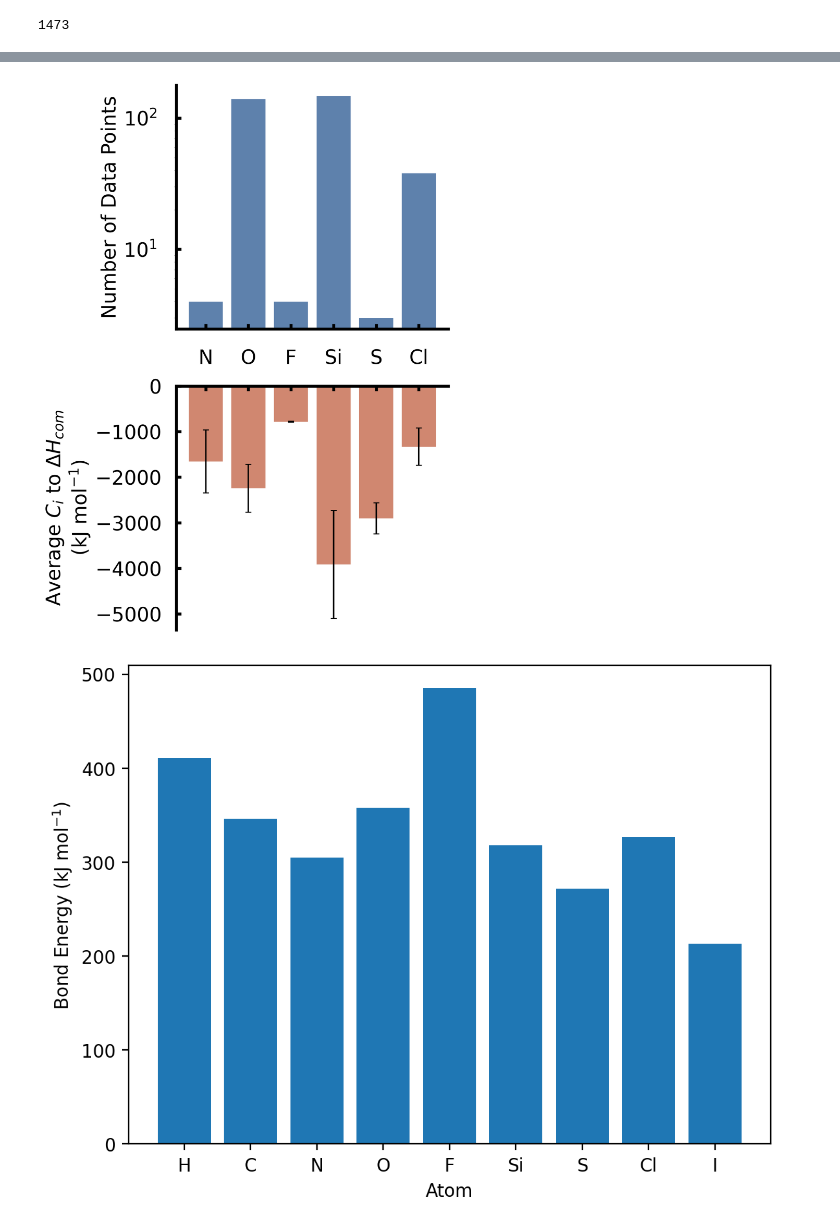
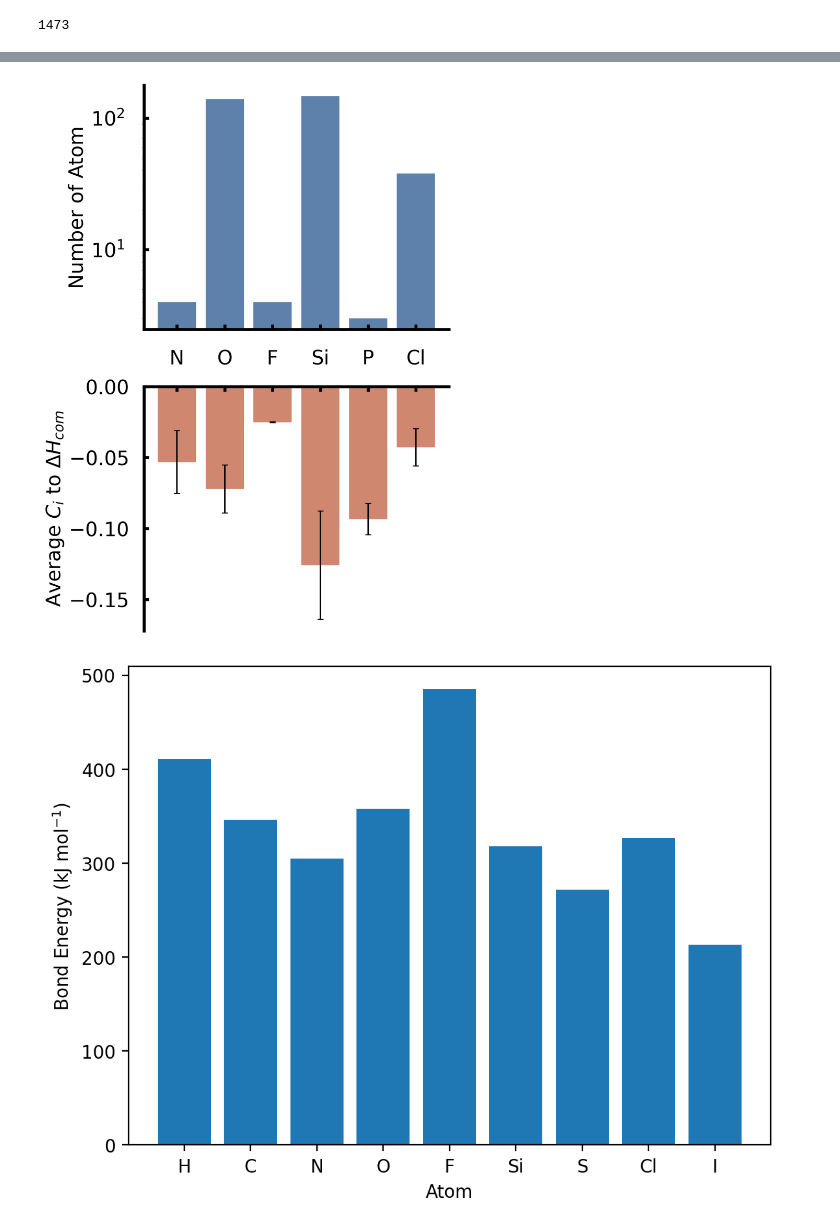
Before and after one commit to SinsuSquid/Chemomile, a Jupyter notebook: Notebooks/CaseStudy.ipynb, the cells around one changed output, grey strips where cells are left out. Saved outputs shown, nothing was run; the diff lists cells and outputs as text; code cells hidden in the pictures.

```diff
--- a/Notebooks/CaseStudy.ipynb
+++ b/Notebooks/CaseStudy.ipynb
@@ -189,10 +323,12 @@ fig,ax = plt.subplots(2, 1, figsize = (6, 8), dpi = 300)
 
 selected_keys = (7, 8, 9, 14, 16, 17)
 
+SYMBOL = {1 : "H", 6 : "C", 7 : "N", 8 : "O", 9 : "F", 14 : "Si", 16 : "P", 17 : "Cl", 53 : "I"}
+
 data = dict(
     numPoint = dict([(atomicNum, len(atomic_contributions[atomicNum])) for atomicNum in selected_keys]),
-    averaged = dict([(atomicNum, np.array(atomic_contributions[atomicNum]).mean() * dataset.std * 10E3) for atomicNum in selected_keys]),
-    std = dict([(atomicNum, (np.array(atomic_contributions[atomicNum]) * dataset.std * 10E3).std()) for atomicNum in selected_keys]),
+    averaged = dict([(atomicNum, np.array(atomic_contributions[atomicNum]).mean()) for atomicNum in selected_keys]),
+    std = dict([(atomicNum, np.array(atomic_contributions[atomicNum]).std()) for atomicNum in selected_keys]),
 )
 
 ax[0].bar(
@@ -202,37 +338,36 @@ ax[0].bar(
     color = "#5E81AC"
 )
 ax[0].set_yscale('log')
-ax[0].set_ylabel('Number of Data Points', fontsize = 20)
+ax[0].set_ylabel('Number of Atom', fontsize = 20)
 ax[0].tick_params(labelsize = 20, pad = 20, direction = 'in', width = 3, length = 5)
 
 ax[0].spines['top'].set_visible(False)
 ax[0].spines['right'].set_visible(False)
 ax[0].spines['bottom'].set_linewidth(3)
 ax[0].spines['left'].set_linewidth(3)
 
 ax[1].bar(
     x = range(len(data['averaged'])),
     height = data['averaged'].values(),
     yerr = data['std'].values(), capsize = 3,
     tick_label = [SYMBOL[key] for key in data['numPoint'].keys()],
     color = '#D08770'
 )
 ax[1].set_xticks(ticks = range(len(selected_keys)), labels = ["" for _ in range(len(selected_keys))])
-ax[1].set_ylabel(r"""Average $C_i$ to $\Delta H_{com}$
-(${\rm kJ\ mol}^{-1}$)""", fontsize = 20)
+ax[1].set_ylabel(r"""Average $C_i$ to $\Delta H_{com}$""", fontsize = 20)
 ax[1].tick_params(labelsize = 20)
 ax[1].xaxis.tick_top()
 ax[1].tick_params(labelsize = 20, pad = 15, direction = 'in', width = 3, length = 5)
 
 ax[1].spines['bottom'].set_visible(False)
 ax[1].spines['right'].set_visible(False)
 ax[1].spines['top'].set_linewidth(3)
 ax[1].spines['left'].set_linewidth(3)
 
 plt.tight_layout()
 plt.show()
 # %% [output]
-[figure, old version]
+[figure, new version]
 # %%
 bondE = [411,346,305,358,485,318,272,327,213,]
 plt.figure(dpi = 200)
```
Also changed, not shown: parts of 6 cells of this notebook, 5 other files.
